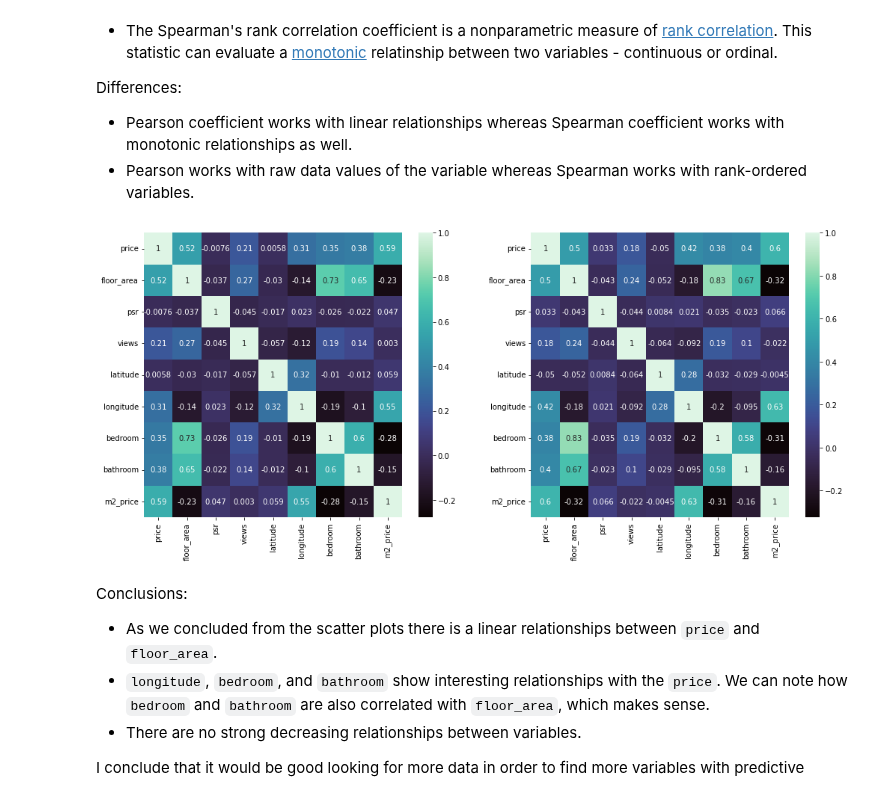
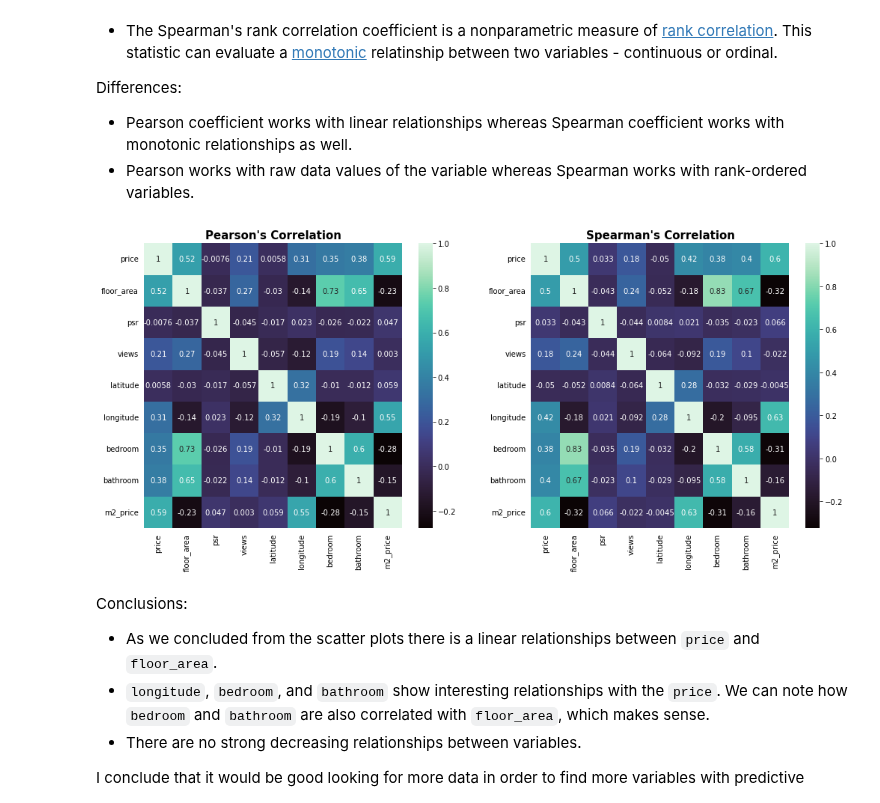
Before and after one commit to javiicc/Identifying_Potential_Investment_Opportunities_In_The_Irish_Real_Estate_Market_Using_MachineLearning, a Jupyter notebook: investment-opportunities/notebooks/Data_Analysis.ipynb, the cells around one changed output. Saved outputs shown, nothing was run; the diff lists cells and outputs as text; code cells hidden in the pictures.

```diff
--- a/investment-opportunities/notebooks/Data_Analysis.ipynb
+++ b/investment-opportunities/notebooks/Data_Analysis.ipynb
@@ -1005,14 +1038,19 @@ Differences:
 - Pearson coefficient works with linear relationships whereas Spearman coefficient works with monotonic relationships as well.
 - Pearson works with raw data values of the variable whereas Spearman works with rank-ordered variables.
 # %%
-fig, axs = plt.subplots(1, 2, figsize=(17, 7))
+fig, ax = plt.subplots(1, 2, figsize=(17, 7))
 
 sns.heatmap(sale_out.drop(columns=['daft_id']).corr(method='pearson'),
-            annot=True, cmap='mako', ax=axs[0])
+            annot=True, cmap='mako', ax=ax[0])
+ax[0].set_title("Pearson's Correlation", weight='bold', size=15)
+ax[0].tick_params(bottom=False, left=False)
+
 sns.heatmap(sale_out.drop(columns=['daft_id']).corr(method='spearman'),
-            annot=True, cmap='mako', ax=axs[1]);
+            annot=True, cmap='mako', ax=ax[1])
+ax[1].set_title("Spearman's Correlation", weight='bold', size=15)
+ax[1].tick_params(bottom=False, left=False)
 # %% [output]
-[figure, old version]
+[figure, new version]
 # %% [markdown]
 Conclusions:
 
```
Also changed, not shown: parts of 13 cells of this notebook, 5 other files.
